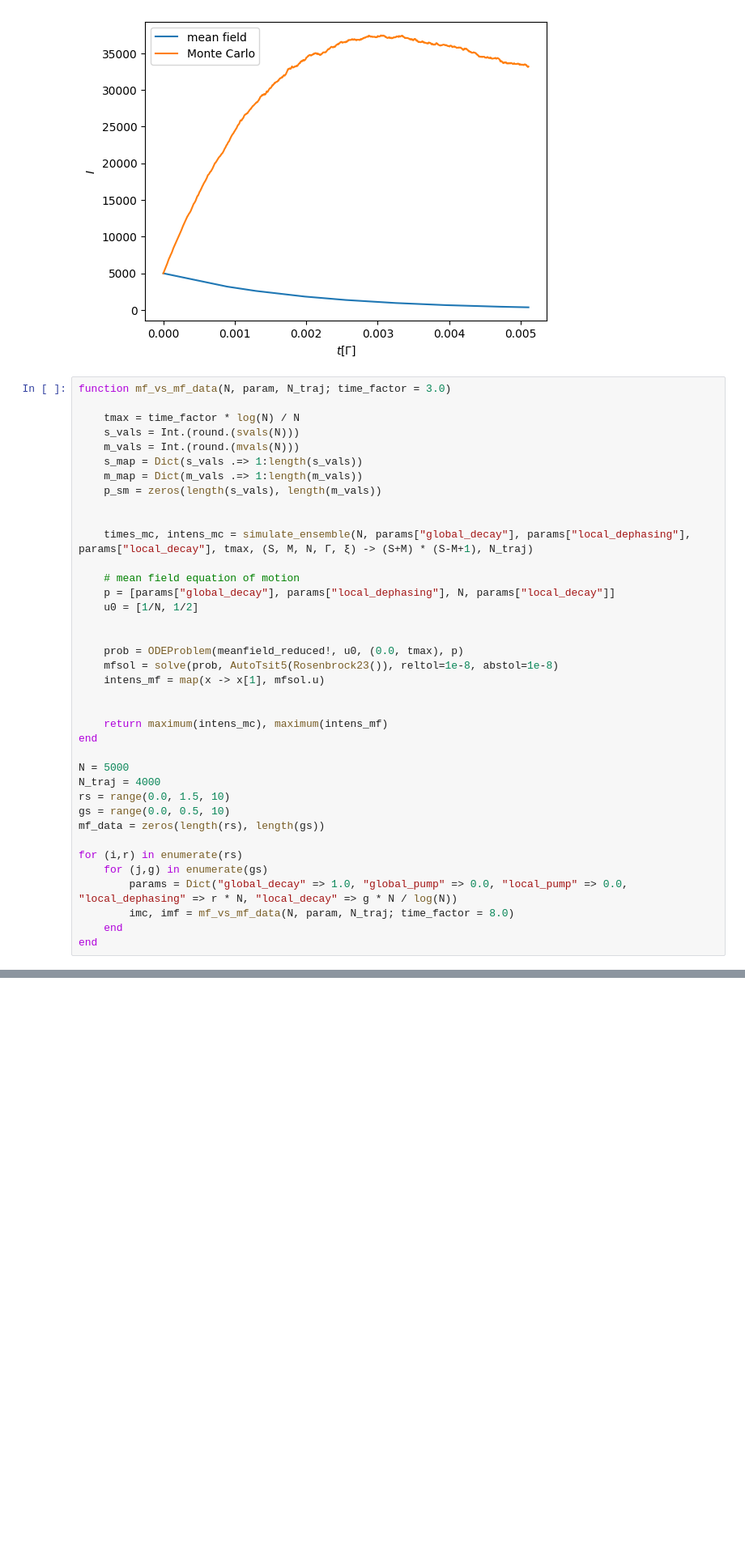
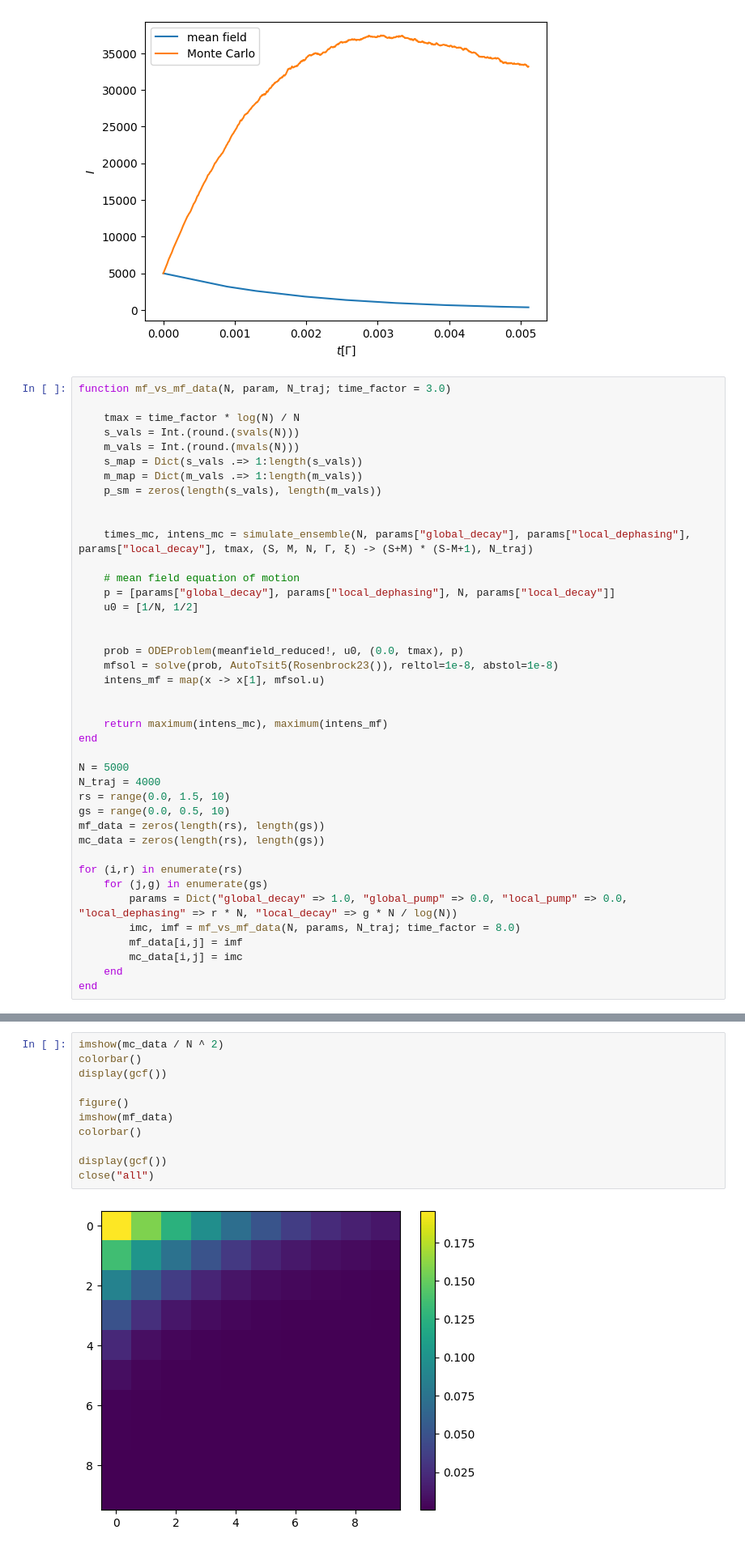
Before and after one commit to Nico0oblr/SuperradianceMolecules, a Jupyter notebook: code/DephasingEmissionRateEquations.ipynb, the cells around one changed output, grey strips where cells are left out. Shown at 81% size. Drawn from its saved outputs; the diff is of its cells as text; blank space fills up the shorter version.

```diff
--- a/code/DephasingEmissionRateEquations.ipynb
+++ b/code/DephasingEmissionRateEquations.ipynb
@@ -252,10 +252,13 @@ N_traj = 4000
 rs = range(0.0, 1.5, 10)
 gs = range(0.0, 0.5, 10)
 mf_data = zeros(length(rs), length(gs))
+mc_data = zeros(length(rs), length(gs))
 
 for (i,r) in enumerate(rs)
     for (j,g) in enumerate(gs)
         params = Dict("global_decay" => 1.0, "global_pump" => 0.0, "local_pump" => 0.0, "local_dephasing" => r * N, "local_decay" => g * N / log(N))
-        imc, imf = mf_vs_mf_data(N, param, N_traj; time_factor = 8.0)
+        imc, imf = mf_vs_mf_data(N, params, N_traj; time_factor = 8.0)
+        mf_data[i,j] = imf
+        mc_data[i,j] = imc
     end
 end
@@ -263,0 +265,13 @@ mf_vs_mf_data (generic function with 1 method)
+# %%
+imshow(mc_data / N ^ 2)
+colorbar()
+display(gcf())
+
+figure()
+imshow(mf_data)
+colorbar()
+
+display(gcf())
+close("all")
+# %% [output]
+[figure, added]
```
Also changed, not shown: parts of 2 cells of this notebook.
